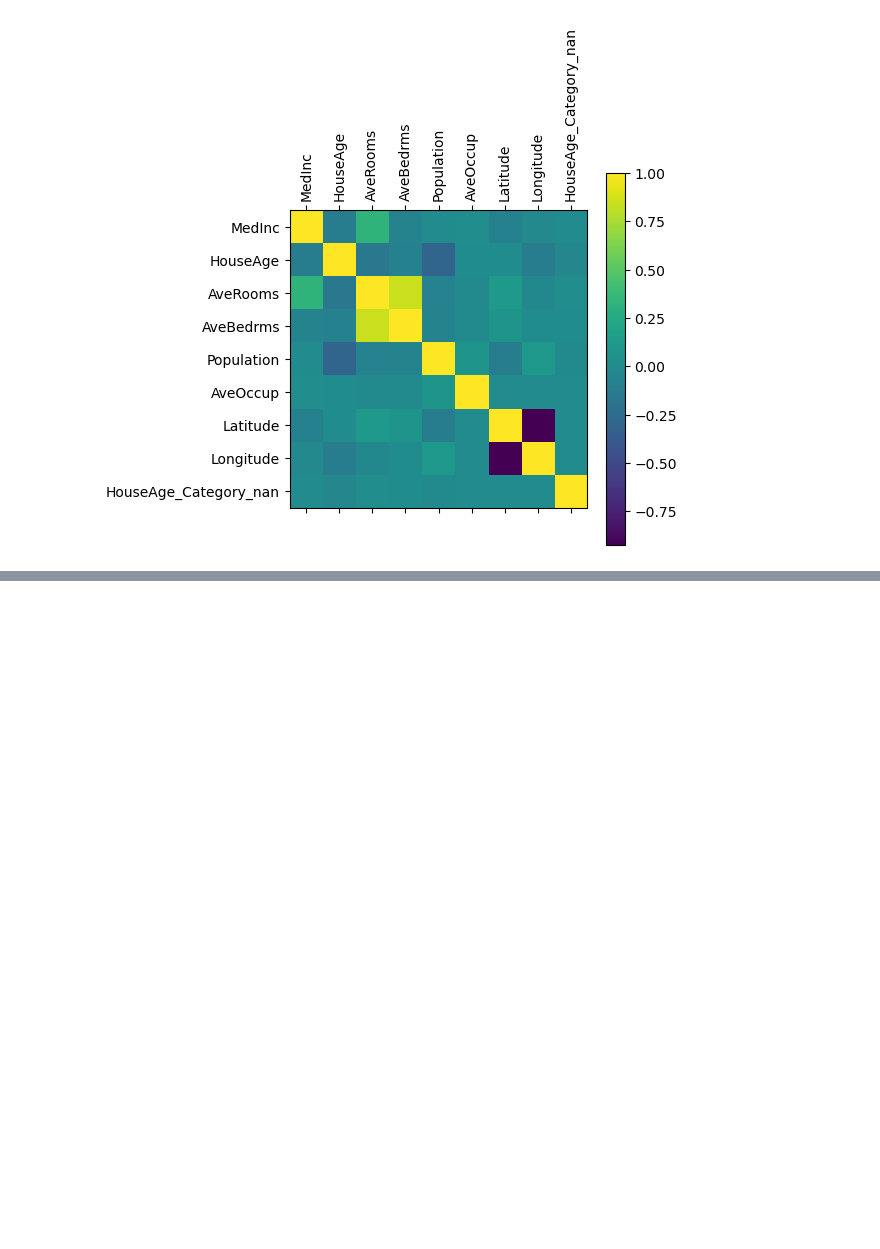
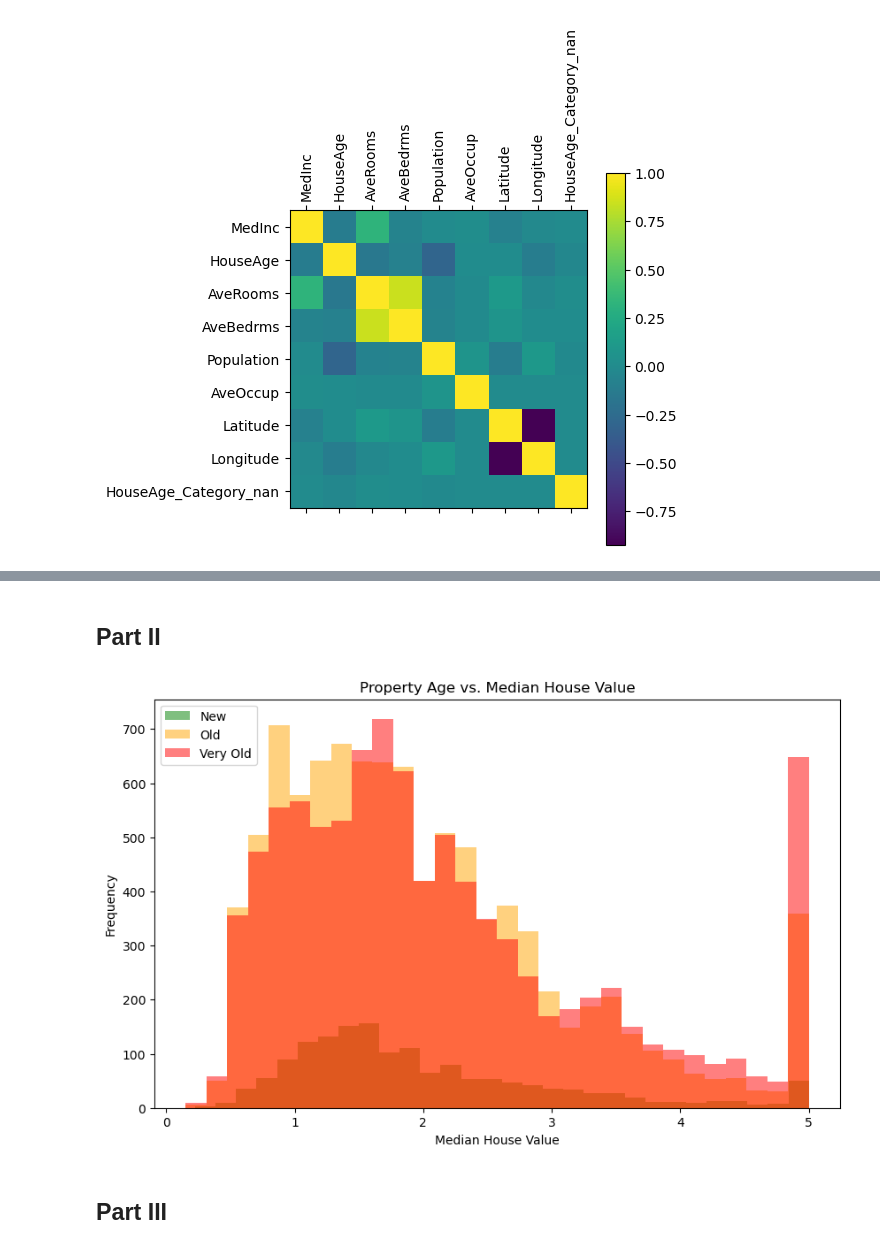
Before and after one commit to k0ren0/DI-Bootcamp-TTA8, a Jupyter notebook: week5/day5/XP-exercises/Exercises-Mini-project.ipynb, the cells around one changed output, grey strips where cells are left out. Drawn from its saved outputs; the diff is of its cells as text; code cells hidden in the pictures; blank space fills up the shorter version.

```diff
--- a/week5/day5/XP-exercises/Exercises-Mini-project.ipynb
+++ b/week5/day5/XP-exercises/Exercises-Mini-project.ipynb
@@ -126,0 +127,24 @@ df.head()
+# %% [markdown]
+## Part II
+# %%
+data = fetch_california_housing()
+df = pd.DataFrame(data['data'], columns=data['feature_names'])
+df['Target'] = data['target']
+# %%
+df['AgeGroup'] = pd.cut(df['HouseAge'], bins=[-float('inf'), 10, 30, float('inf')],
+                        labels=['New', 'Old', 'Very Old'])
+# %%
+plt.figure(figsize=(10, 6))
+plt.hist(df[df['AgeGroup'] == 'New']['Target'], bins=30, alpha=0.5, label='New', color='green')
+plt.hist(df[df['AgeGroup'] == 'Old']['Target'], bins=30, alpha=0.5, label='Old', color='orange')
+plt.hist(df[df['AgeGroup'] == 'Very Old']['Target'], bins=30, alpha=0.5, label='Very Old', color='red')
+
+plt.xlabel('Median House Value')
+plt.ylabel('Frequency')
+plt.title('Property Age vs. Median House Value')
+plt.legend()
+plt.show()
+# %% [output]
+[figure, added]
+# %% [markdown]
+## Part III
```
Also changed, not shown: parts of 10 cells of this notebook, 3 other files.
